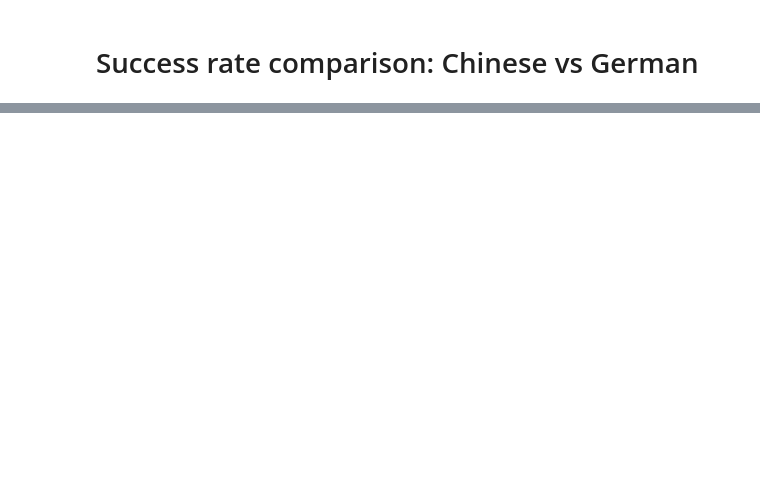
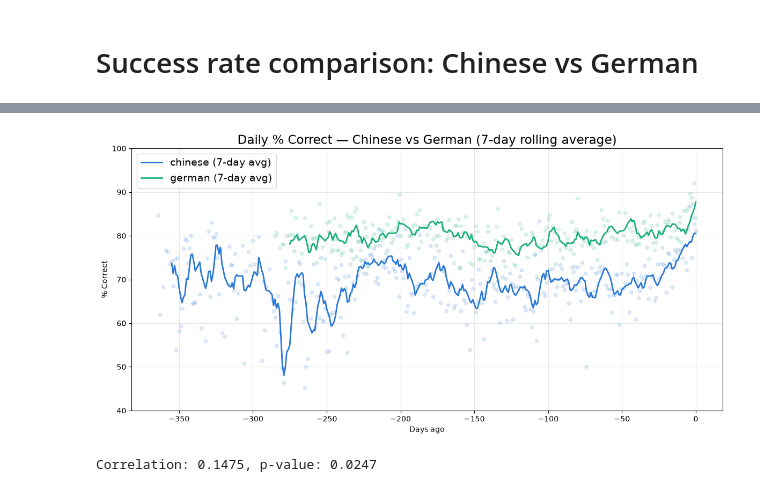
Before and after one commit to antpeacor/ankistats, a Jupyter notebook: chinese_german.ipynb, the cells around one changed output, grey strips where cells are left out. Cells and saved outputs as stored; diff of their text form; code cells hidden in the pictures; blank space fills up the shorter version.

```diff
--- a/chinese_german.ipynb
+++ b/chinese_german.ipynb
@@ -83,16 +96,19 @@ deck_data = {deck: load_reviews(deck, DAYS_BACK) for deck in DECKS}
 # %%
 fig, ax = plt.subplots(figsize=(12, 6))
+plt.rcParams.update({'font.size': 14})
 
 for deck, color in DECKS.items():
     df = deck_data[deck]
     ax.scatter(df["n_day"], df["pct"], color=color, alpha=0.15, s=20)
     ax.plot(df["n_day"], df["pct_rolling_7"], color=color, linewidth=2, label=f"{deck} (7-day avg)")
 
 ax.set_title("Daily % Correct \u2014 Chinese vs German (7-day rolling average)")
 ax.set_xlabel("Days ago")
 ax.set_ylabel("% Correct")
-ax.set_ylim(0, 100)
+ax.set_ylim(40, 100)
 ax.grid(True, alpha=0.3)
 ax.legend()
 plt.tight_layout()
 plt.show()
+# %% [output]
+[figure, added]
@@ -98,0 +122,7 @@ plt.show()
+# %%
+# calculate p-value for the correlation
+from scipy.stats import pearsonr
+_, p_value = pearsonr(merged_df["pct_chinese"], merged_df["pct_german"])
+print(f"Correlation: {correlation:.4f}, p-value: {p_value:.4f}")
+# %% [output]
+Correlation: 0.1475, p-value: 0.0247
```
Also changed, not shown: parts of 2 cells of this notebook, 2 other files.
